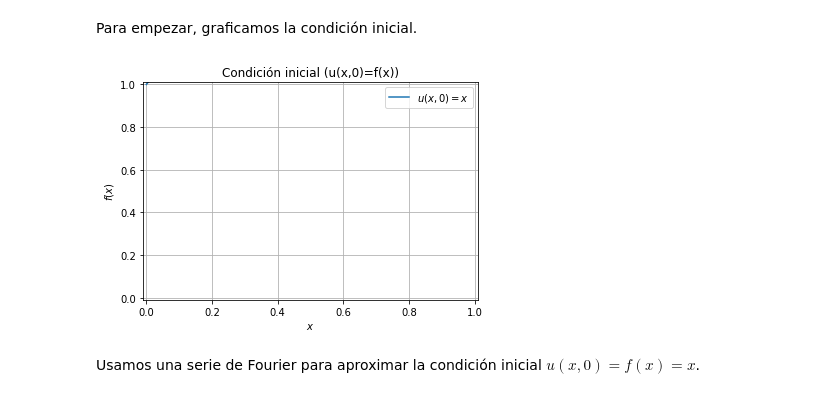
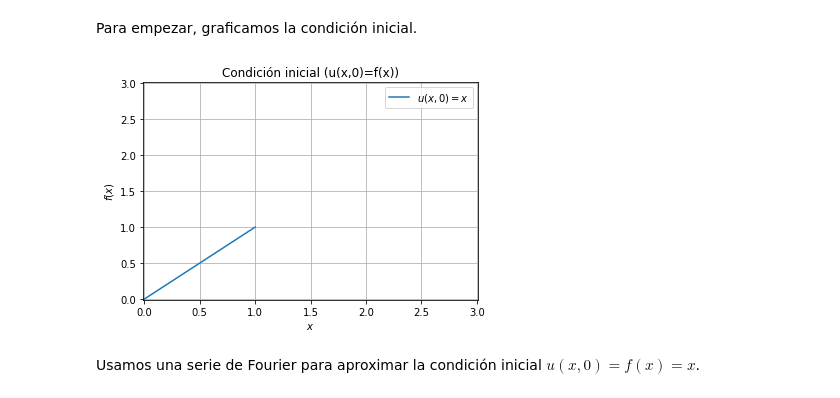
Before and after one commit to VianeyGuzmanG/EDPI, a Jupyter notebook: Notebooks/Ecuacion de calor.ipynb, the cells around one changed output. Cells and saved outputs as stored; diff of their text form; code cells hidden in the pictures.

```diff
--- a/Notebooks/Ecuacion de calor.ipynb
+++ b/Notebooks/Ecuacion de calor.ipynb
@@ -24,13 +27,13 @@ def recta(x):
 # %%
 x = linspace(0,1,1000)
 f = recta(x)
 plot(x,f,label='$u(x,0)=x$')
 plt.xlabel('$x$'); plt.ylabel('$f(x)$');
 plt.title("Condición inicial (u(x,0)=f(x))")
-xlim([-0.01,1.01]),ylim([-0.01,1.01]),grid(),legend()
+xlim([-0.01,3.01]),ylim([-0.01,3.01]),grid(),legend()
 show()
 # %% [output]
-[figure, old version]
+[figure, new version]
 # %% [markdown]
 Usamos una serie de Fourier para aproximar la condición inicial $u(x,0)=f(x)=x$.
 # %%
```
Also changed, not shown: parts of 3 cells of this notebook.
